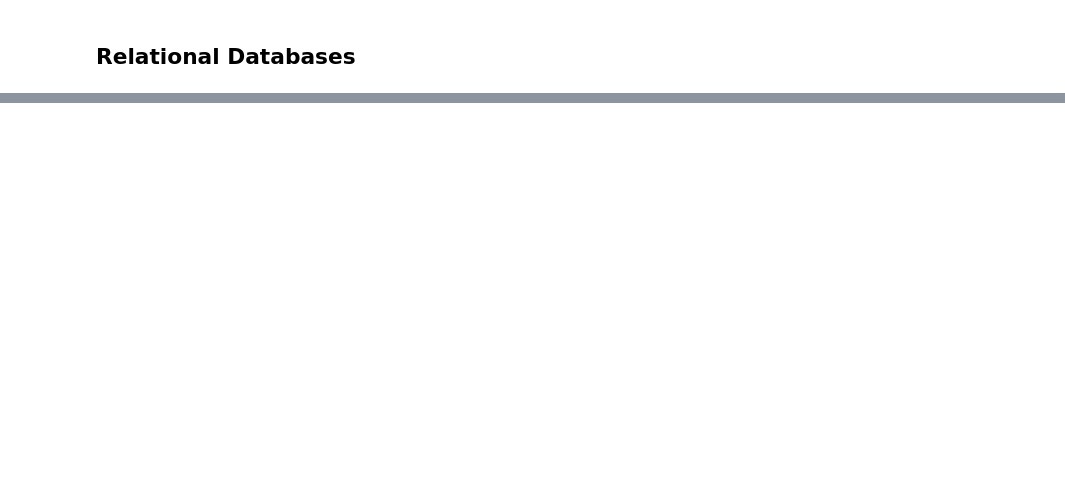
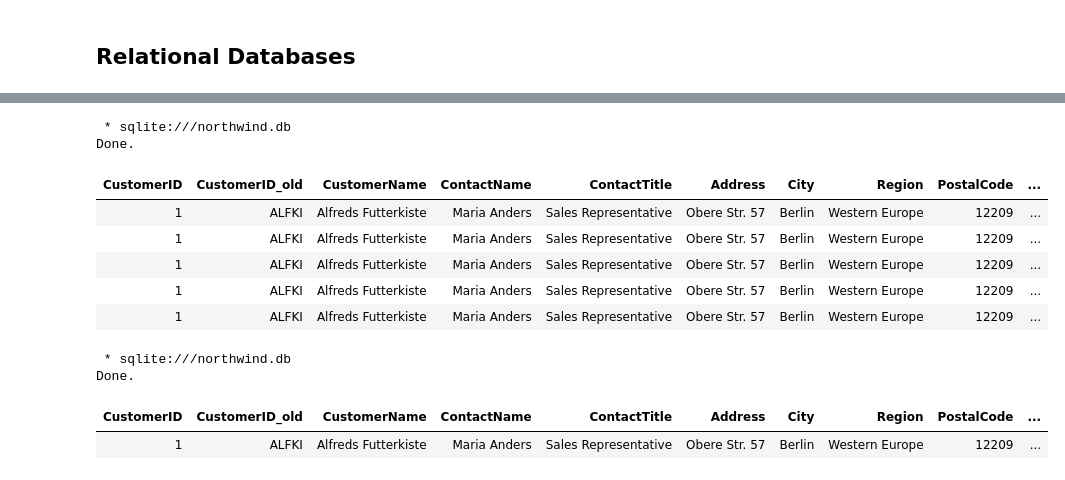
Before and after one commit to MAK8405/SQL, a Jupyter notebook: SQL.ipynb, the cells around one changed output, grey strips where cells are left out. Cells and saved outputs as stored; diff of their text form; code cells hidden in the pictures; blank space fills up the shorter version.

```diff
--- a/SQL.ipynb
+++ b/SQL.ipynb
@@ -451,0 +459,23 @@ Done.
+# %%
+%%sql
+--Write exact thing which is in top with join and it's easier to write
+SELECT * FROM Customers JOIN Orders ON Customers.CustomerID = Orders.CustomerID ORDER BY Customers.CustomerID LIMIT 5;
+# %% [output]
+ * sqlite:///northwind.db
+Done.
+| CustomerID | CustomerID_old | CustomerName | ContactName | ContactTitle | Address | City | Region | PostalCode | ... |
+| 1 | ALFKI | Alfreds Futterkiste | Maria Anders | Sales Representative | Obere Str. 57 | Berlin | Western Europe | 12209 | ... |
+| 1 | ALFKI | Alfreds Futterkiste | Maria Anders | Sales Representative | Obere Str. 57 | Berlin | Western Europe | 12209 | ... |
+| 1 | ALFKI | Alfreds Futterkiste | Maria Anders | Sales Representative | Obere Str. 57 | Berlin | Western Europe | 12209 | ... |
+| 1 | ALFKI | Alfreds Futterkiste | Maria Anders | Sales Representative | Obere Str. 57 | Berlin | Western Europe | 12209 | ... |
+| 1 | ALFKI | Alfreds Futterkiste | Maria Anders | Sales Representative | Obere Str. 57 | Berlin | Western Europe | 12209 | ... |
+# %%
+%%sql
+--Write exact thing which is in top with join and it's easier to write
+SELECT * FROM Customers JOIN Orders ON Customers.CustomerID = Orders.CustomerID
+WHERE Orders.OrderID = 10643 ORDER BY Customers.CustomerID;
+# %% [output]
+ * sqlite:///northwind.db
+Done.
+| CustomerID | CustomerID_old | CustomerName | ContactName | ContactTitle | Address | City | Region | PostalCode | ... |
+| 1 | ALFKI | Alfreds Futterkiste | Maria Anders | Sales Representative | Obere Str. 57 | Berlin | Western Europe | 12209 | ... |
```
Also changed, not shown: parts of 29 cells of this notebook.
